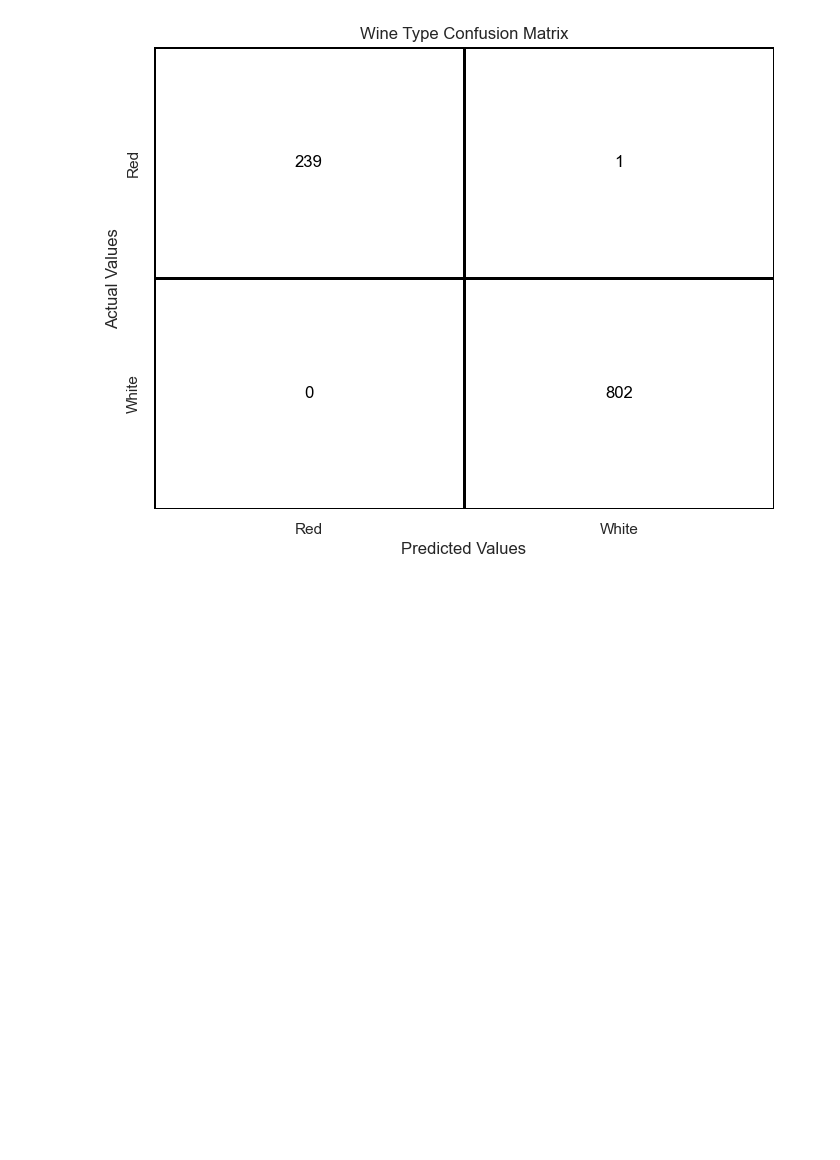
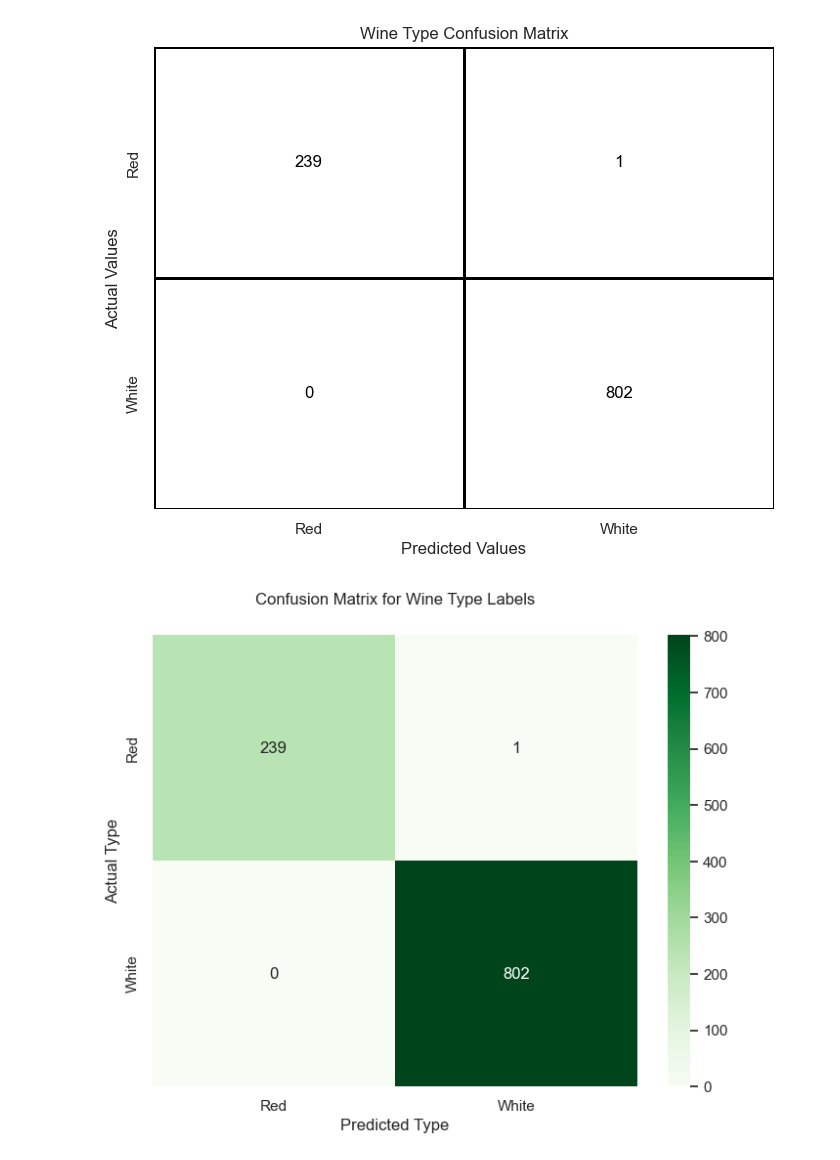
Before and after one commit to pabs-llama/projects, a Jupyter notebook: project 2_Blueberry_Winery/p2_sp3_ml_type.ipynb, the cells around one changed output. Cells and saved outputs as stored; diff of their text form; code cells hidden in the pictures; blank space fills up the shorter version.

```diff
--- a/project 2_Blueberry_Winery/p2_sp3_ml_type.ipynb
+++ b/project 2_Blueberry_Winery/p2_sp3_ml_type.ipynb
@@ -870,3 +870,13 @@ plt.xlabel('Predicted Values')
 plt.show()
 # %% [output]
 [figure]
+# %%
+cm = confusion_matrix(y5_test, RF_preds2)
+plt.figure(figsize=(8,6))
+sns.heatmap(cm, annot=True, fmt='d', cmap='Greens',xticklabels=["Red","White"], yticklabels=["Red","White"])
+plt.xlabel('Predicted Type')
+plt.ylabel('Actual Type')
+plt.title('Confusion Matrix for Wine Type Labels', y= 1.05)
+plt.show()
+# %% [output]
+[figure, added]
```
Also changed, not shown: parts of 2 cells of this notebook, 2 other files.
